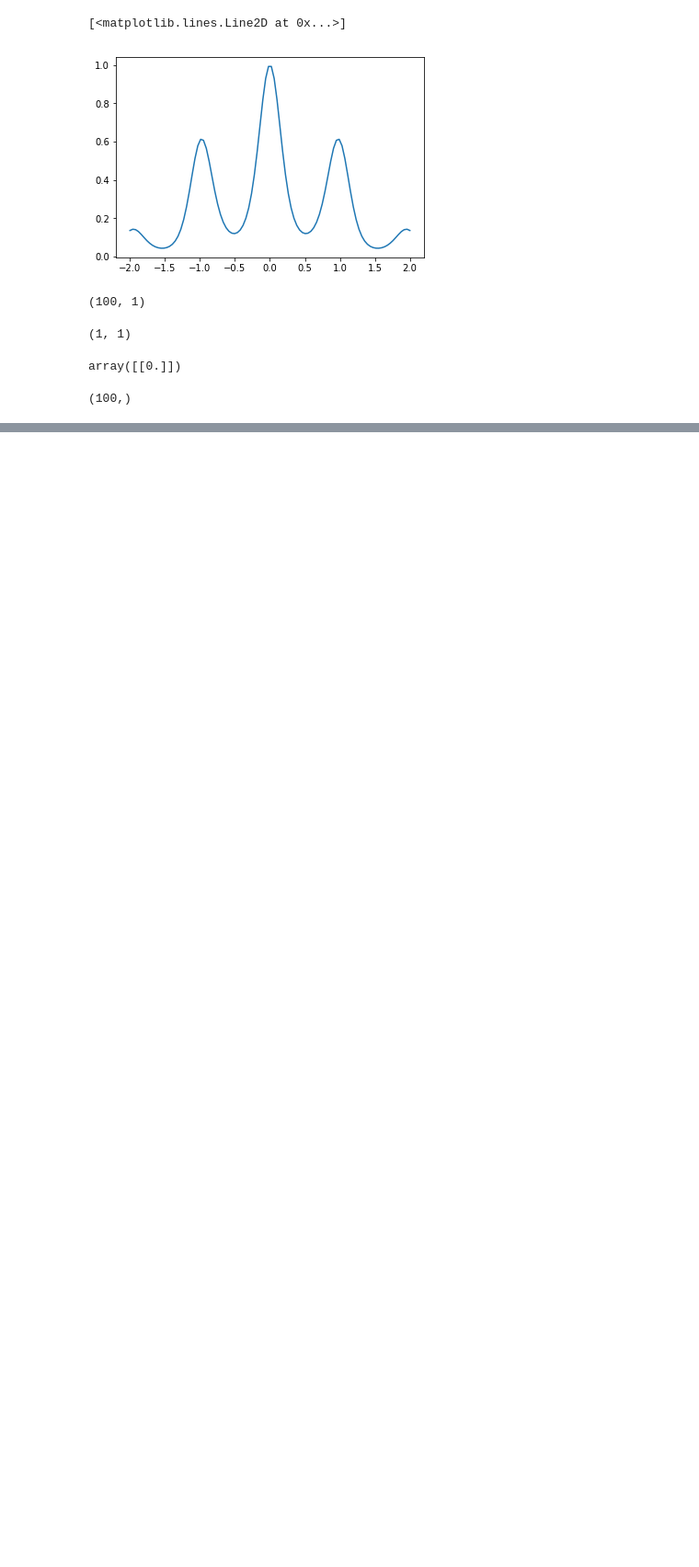
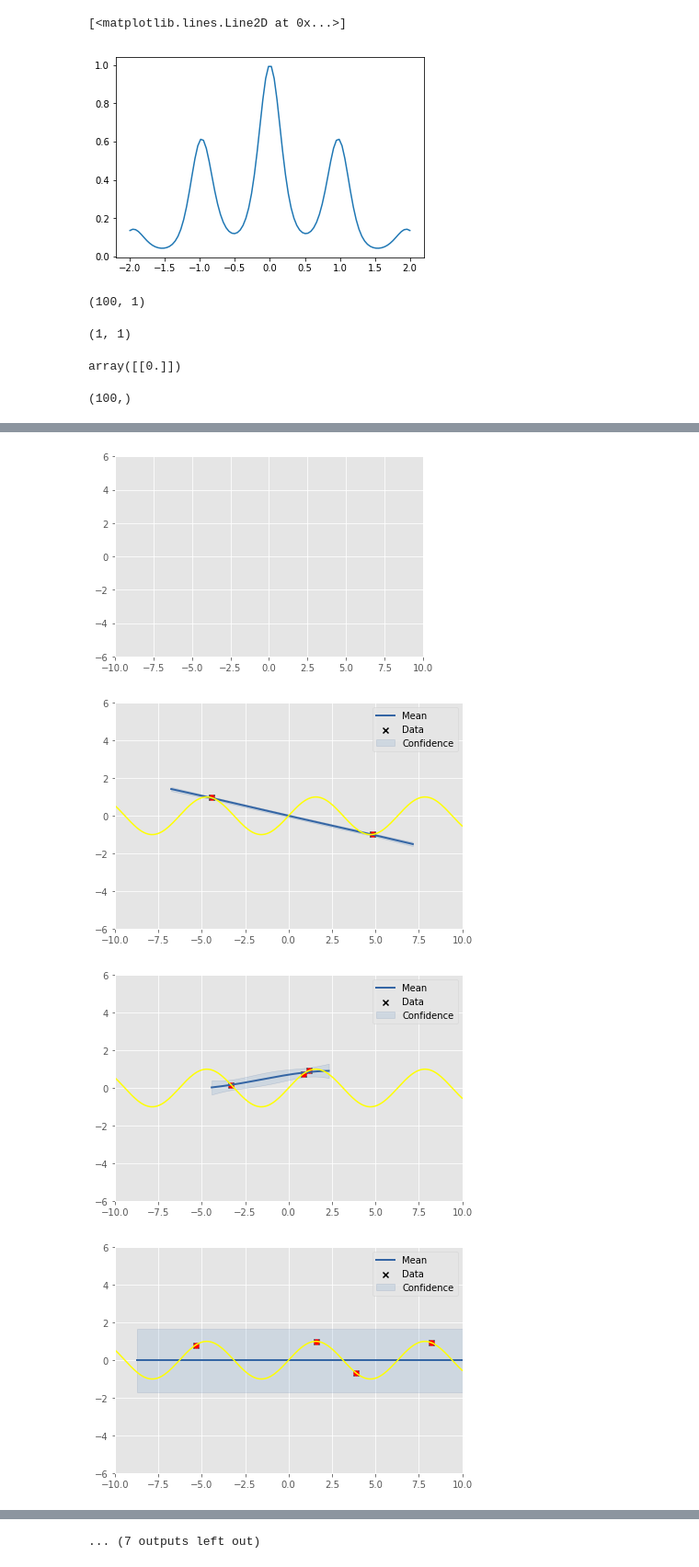
Before and after one commit to TatsuyaMuraki/numerical-example, a Jupyter notebook: example.ipynb, the cells around one changed output, grey strips where cells are left out. Shown at 92% size. Saved outputs shown, nothing was run; the diff lists cells and outputs as text; code cells hidden in the pictures; blank space fills up the shorter version.

```diff
--- a/example.ipynb
+++ b/example.ipynb
@@ -147,0 +163,24 @@ NameError: name 'df' is not defined
+# %%
+import GPy
+import pandas as pd
+import numpy as np
+import matplotlib.pyplot as plt
+
+#kernel = GPy.kern.RBF(1)
+kernel = GPy.kern.RBF(1) + GPy.kern.Bias(1) + GPy.kern.Linear(1)
+
+for i in range(2,20):
+    plt.xlim(-10, 10)
+    plt.ylim(-6,6)
+    x_train = (20*np.random.rand(i)-10).reshape(-1,1)
+    y_train = np.sin(x_train).reshape(-1,1)
+    model = GPy.models.GPRegression(x_train, y_train, kernel=kernel)
+    model.optimize()
+    model.plot()
+    plt.scatter(x_train, y_train, marker='o', color='red')
+    plt.plot(X,Y,color = 'yellow')
+# %% [output]
+[figure, added]
+[figure, added]
+[figure, added]
+[figure, added]
@@ -147,0 +195 @@ NameError: name 'df' is not defined
+... (7 outputs left out)
```
Also changed, not shown: parts of 31 cells of this notebook, 5 other files.
